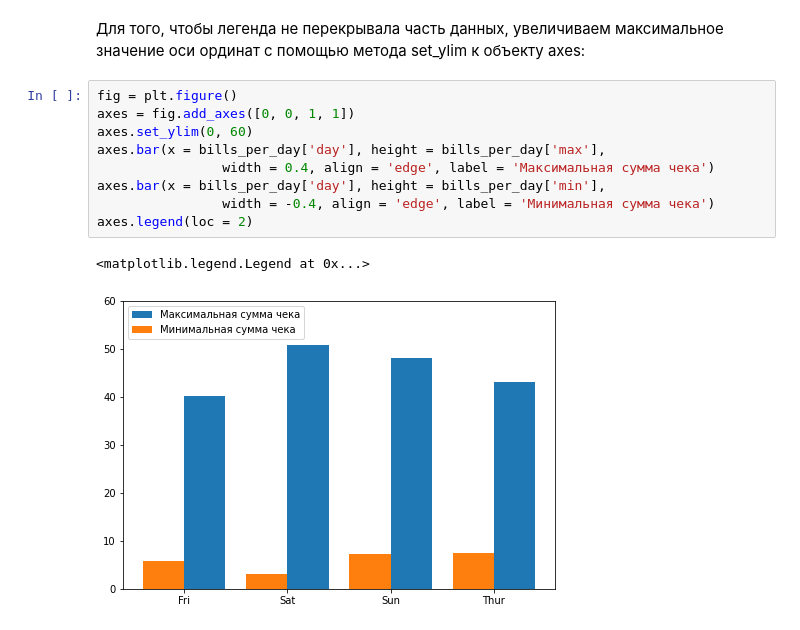
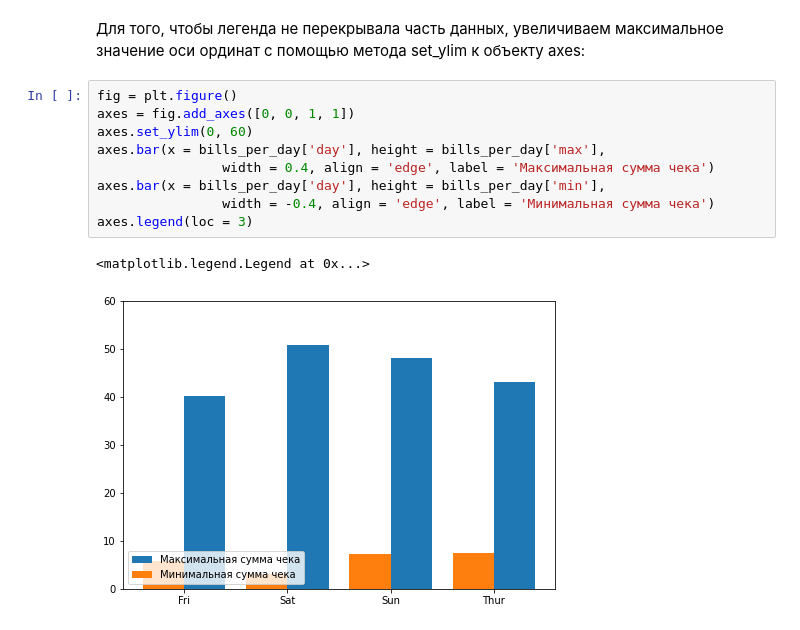
Before and after one commit to asyachin/Unit_2, a Jupyter notebook: 10-Graphic_Pandas.ipynb, the cells around one changed output. Drawn from its saved outputs; the diff is of its cells as text.

```diff
--- a/10-Graphic_Pandas.ipynb
+++ b/10-Graphic_Pandas.ipynb
@@ -209,12 +209,12 @@ axes.legend(loc = 1)
 # %%
 fig = plt.figure()
 axes = fig.add_axes([0, 0, 1, 1])
 axes.set_ylim(0, 60)
 axes.bar(x = bills_per_day['day'], height = bills_per_day['max'],
                 width = 0.4, align = 'edge', label = 'Максимальная сумма чека')
 axes.bar(x = bills_per_day['day'], height = bills_per_day['min'],
                 width = -0.4, align = 'edge', label = 'Минимальная сумма чека')
-axes.legend(loc = 2)
+axes.legend(loc = 3)
 # %% [output]
 <matplotlib.legend.Legend at 0x...>
-[figure, old version]
+[figure, new version]
```
Also changed, not shown: parts of 11 cells of this notebook.
